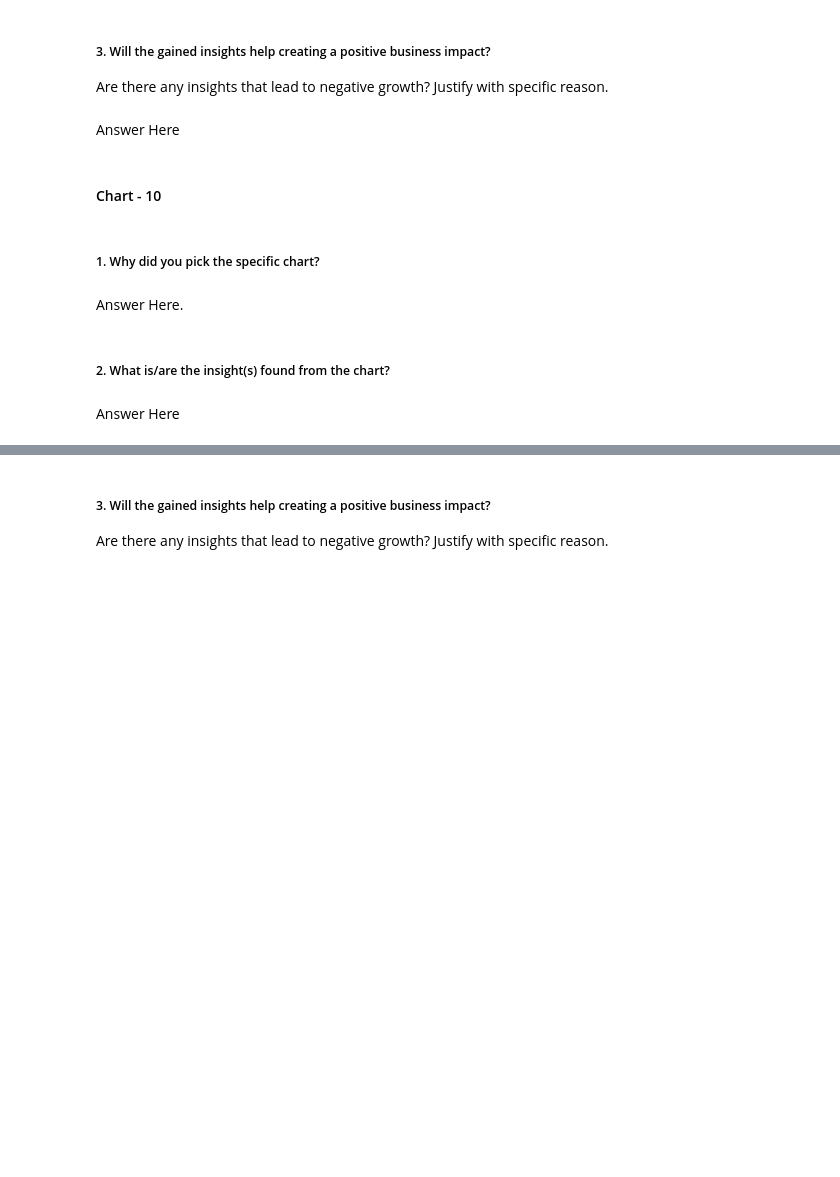
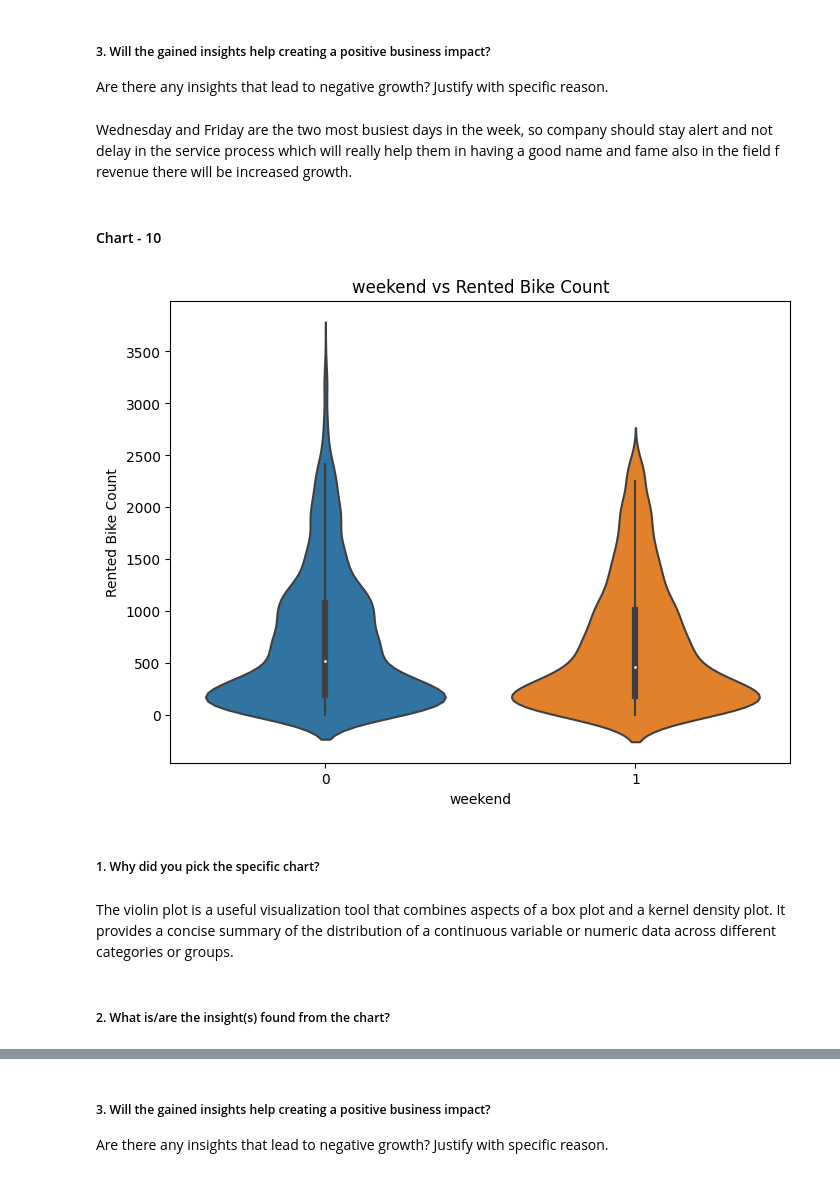
Before and after one commit to CoderSumanesh/Bike-Sharing-Demand-Prediction, a Jupyter notebook: Copy_of_Bike_Sharing_Demand_Prediction_ML_.ipynb, the cells around one changed output, grey strips where cells are left out. Cells and saved outputs as stored; diff of their text form; code cells hidden in the pictures; blank space fills up the shorter version.

```diff
--- a/Copy_of_Bike_Sharing_Demand_Prediction_ML_.ipynb
+++ b/Copy_of_Bike_Sharing_Demand_Prediction_ML_.ipynb
@@ -671,7 +701,7 @@ Answer Here
 # %% [markdown]
 ##### 3. Will the gained insights help creating a positive business impact?
 Are there any insights that lead to negative growth? Justify with specific reason.
-# %% [markdown]
-Answer Here
+# %% [markdown]
+Wednesday and Friday are the two most busiest days in the week, so company should stay alert and not delay in the service process which will really help them in having a good name and fame also in the field f revenue there will be increased growth.
 # %% [markdown]
 #### Chart - 10
@@ -680,8 +708,16 @@ Answer Here
+# %%
+# Chart - 10 visualization code for weekend and rented bike count.
+plt.figure(figsize=(8, 6))
+sns.violinplot(x='weekend', y=dependent_variable[0], data=new_df)
+plt.xlabel('weekend')
+plt.ylabel(dependent_variable[0])
+plt.title('weekend' + ' vs ' + dependent_variable[0])
+plt.show()
+# %% [output]
+[figure, added]
 # %% [markdown]
 ##### 1. Why did you pick the specific chart?
-# %% [markdown]
-Answer Here.
+# %% [markdown]
+The violin plot is a useful visualization tool that combines aspects of a box plot and a kernel density plot. It provides a concise summary of the distribution of a continuous variable or numeric data across different categories or groups.
 # %% [markdown]
 ##### 2. What is/are the insight(s) found from the chart?
-# %% [markdown]
-Answer Here
```
Also changed, not shown: parts of 50 cells of this notebook.
